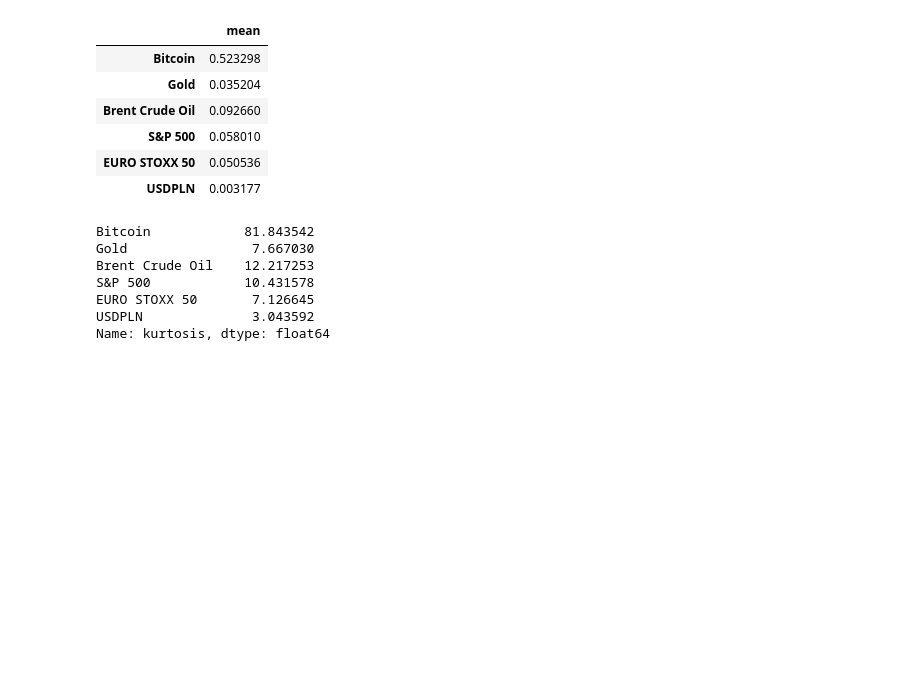
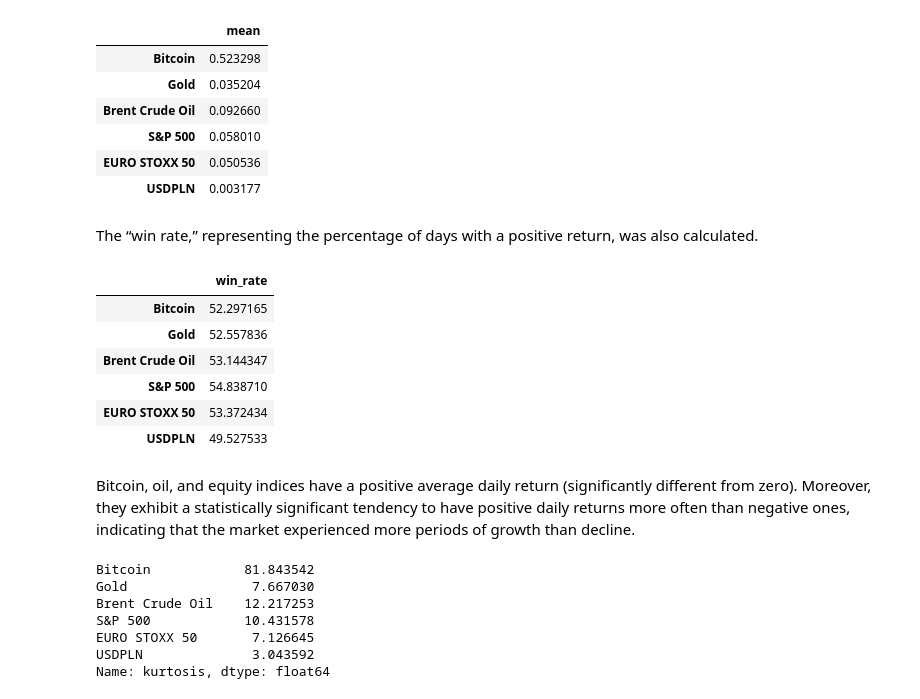
Before and after one commit to pawel-szulik/financial-market-analysis, a Jupyter notebook: notebooks/analysis.ipynb, the cells around one changed output. Cells and saved outputs as stored; diff of their text form; code cells hidden in the pictures; blank space fills up the shorter version.

Commit message:
Market leaders data overview - finished

```diff
--- a/notebooks/analysis.ipynb
+++ b/notebooks/analysis.ipynb
@@ -54,4 +57,21 @@ mean = aly.mean_significance(returns_sel)
 | S&P 500 | 0.058010 |
 | EURO STOXX 50 | 0.050536 |
 | USDPLN | 0.003177 |
+# %% [markdown]
+The “win rate,” representing the percentage of days with a positive return, was also calculated.
+# %%
+win_r = aly.sign_test(returns_sel, alternative='greater')
+(pd.DataFrame(win_r["win_rate"])
+ .style.apply(
+    pl.highlight_significant(mean["p_value"], lvl=0.05), axis=None))
+# %% [output]
+|  | win_rate |
+| Bitcoin | 52.297165 |
+| Gold | 52.557836 |
+| Brent Crude Oil | 53.144347 |
+| S&P 500 | 54.838710 |
+| EURO STOXX 50 | 53.372434 |
+| USDPLN | 49.527533 |
+# %% [markdown]
+Bitcoin, oil, and equity indices have a positive average daily return (significantly different from zero). Moreover, they exhibit a statistically significant tendency to have positive daily returns more often than negative ones, indicating that the market experienced more periods of growth than decline.
 # %%
```
Also changed, not shown: parts of 7 cells of this notebook, 2 other files.
